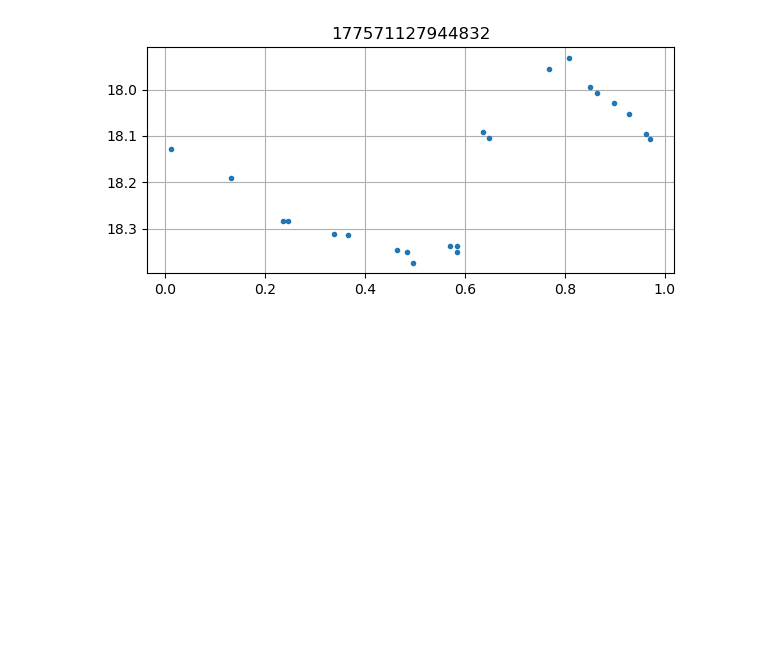
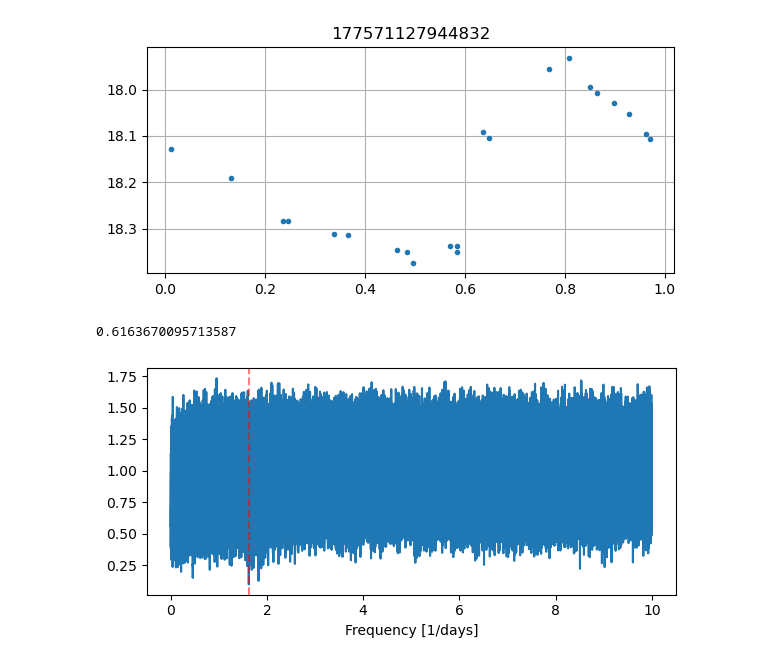
Before and after one commit to phuijse/rust_java, a Jupyter notebook: query_gaia_tables.ipynb, the cells around one changed output. Drawn from its saved outputs; the diff is of its cells as text; code cells hidden in the pictures; blank space fills up the shorter version.

```diff
--- a/query_gaia_tables.ipynb
+++ b/query_gaia_tables.ipynb
@@ -32,3 +34,13 @@ ax.grid()
 ax.set_title(sid);
 # %% [output]
 [figure]
+# %%
+freq, per = pd.read_csv('periodogram.csv', header=None).values.T
+fig, ax = plt.subplots(figsize=(6, 3), tight_layout=True)
+ax.plot(freq, per)
+print(1./freq[np.argmin(per)])
+ax.axvline(1/period, c='r', ls='--', alpha=0.5)
+ax.set_xlabel('Frequency [1/days]');
+# %% [output]
+0.6163670095713587
+[figure, added]
```
Also changed, not shown: parts of 2 cells of this notebook, 2 other files.
